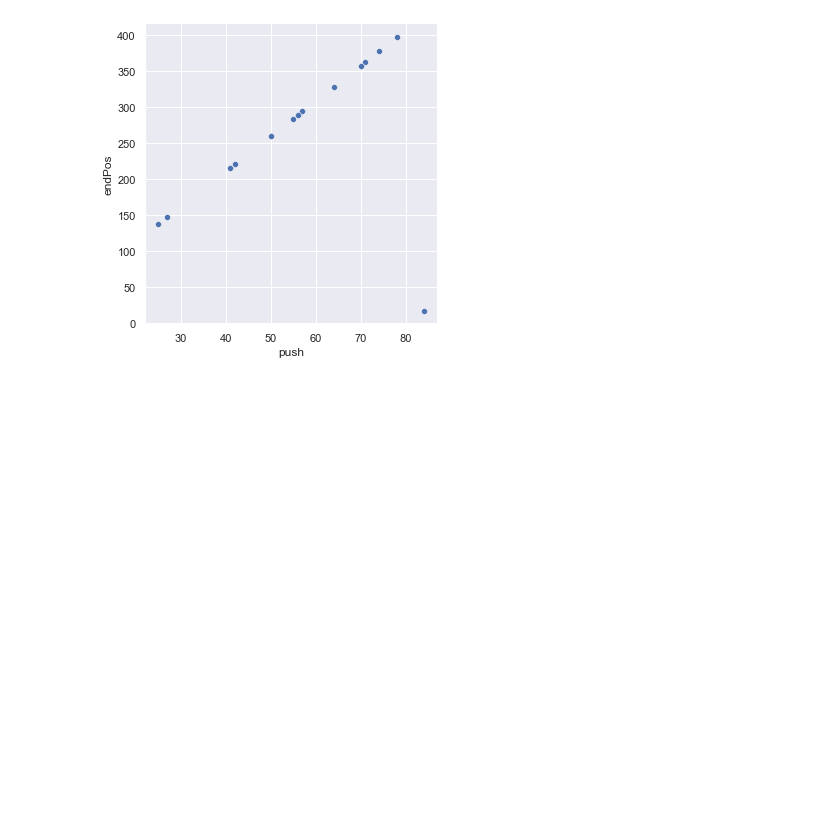
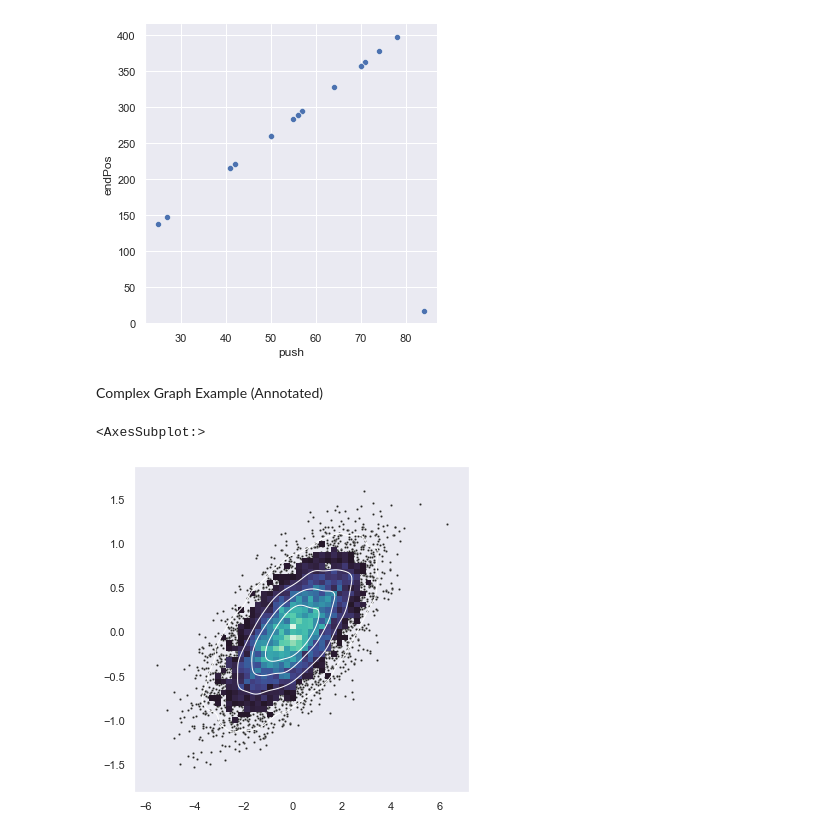
Before and after one commit to jasperjjhe/Oxbridge-CamTrad-Data-Science-2022, a Jupyter notebook: intro-guess.ipynb, the cells around one changed output. Saved outputs shown, nothing was run; the diff lists cells and outputs as text; code cells hidden in the pictures; blank space fills up the shorter version.

```diff
--- a/intro-guess.ipynb
+++ b/intro-guess.ipynb
@@ -87,3 +87,35 @@ plotted = sns.relplot(x='push', y='endPos', data = df_game)
 plotted.figure.savefig("out.png")
 # %% [output]
 [figure]
+# %% [markdown]
+Complex Graph Example (Annotated)
+# %%
+# Import numpy, a Python library that allows for more direct matrix operations, multi-dimensional arrays, and high-level math
+import numpy as np
+
+# Import seaborn, a Python library that allows for more aesthetic and convenient graphing
+# seaborn is aliased as "sns" (a fictional character reference)
+import seaborn as sns
+
+# Import matplotlib.pyplot, an interface to the Matplotlib library, which allows plotting similar to that of MATLAB
+# matplotlib.pyplot is aliased as "plt"
+import matplotlib.pyplot as plt
+
+# Sets the theme of the graph to the "dark" preset
+sns.set_theme(style="dark")
+
+# Simulate data from a bivariate Gaussian
+n = 10000
+mean = [0, 0]
+cov = [(2, .4), (.4, .2)]
+rng = np.random.RandomState(0)
+x, y = rng.multivariate_normal(mean, cov, n).T
+
+# Draw a combo histogram and scatterplot with density contours
+f, ax = plt.subplots(figsize=(6, 6))
+sns.scatterplot(x=x, y=y, s=5, color=".15")
+sns.histplot(x=x, y=y, bins=50, pthresh=.1, cmap="mako")
+sns.kdeplot(x=x, y=y, levels=5, color="w", linewidths=1)
+# %% [output]
+<AxesSubplot:>
+[figure, added]
```
